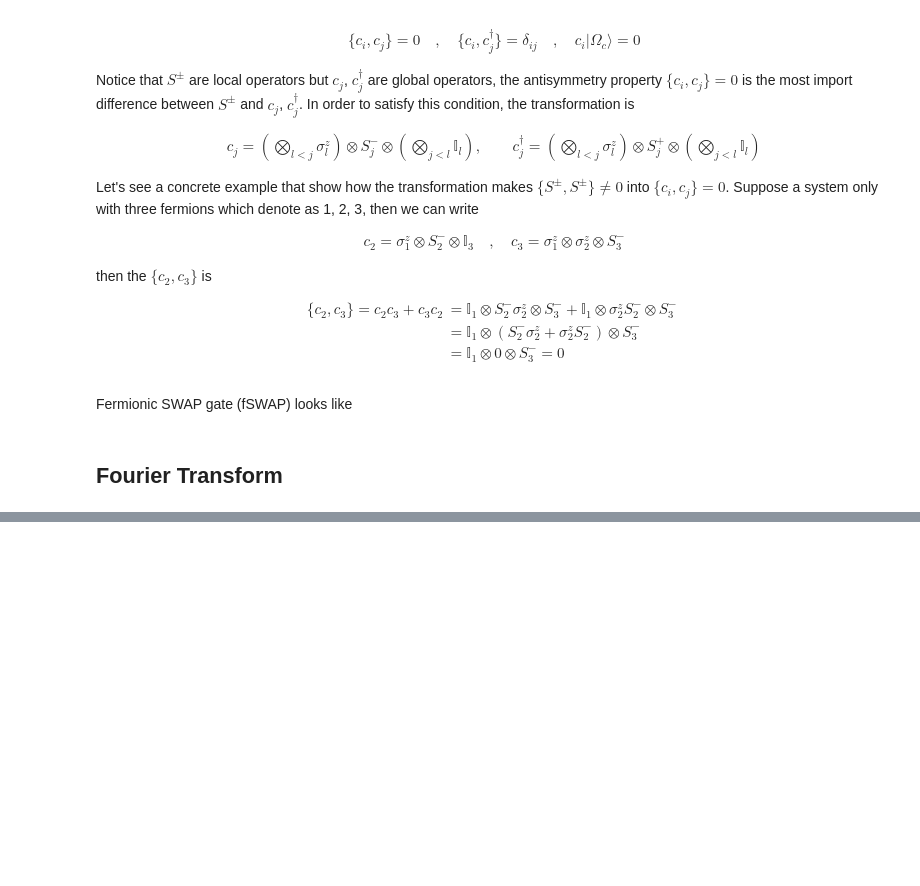
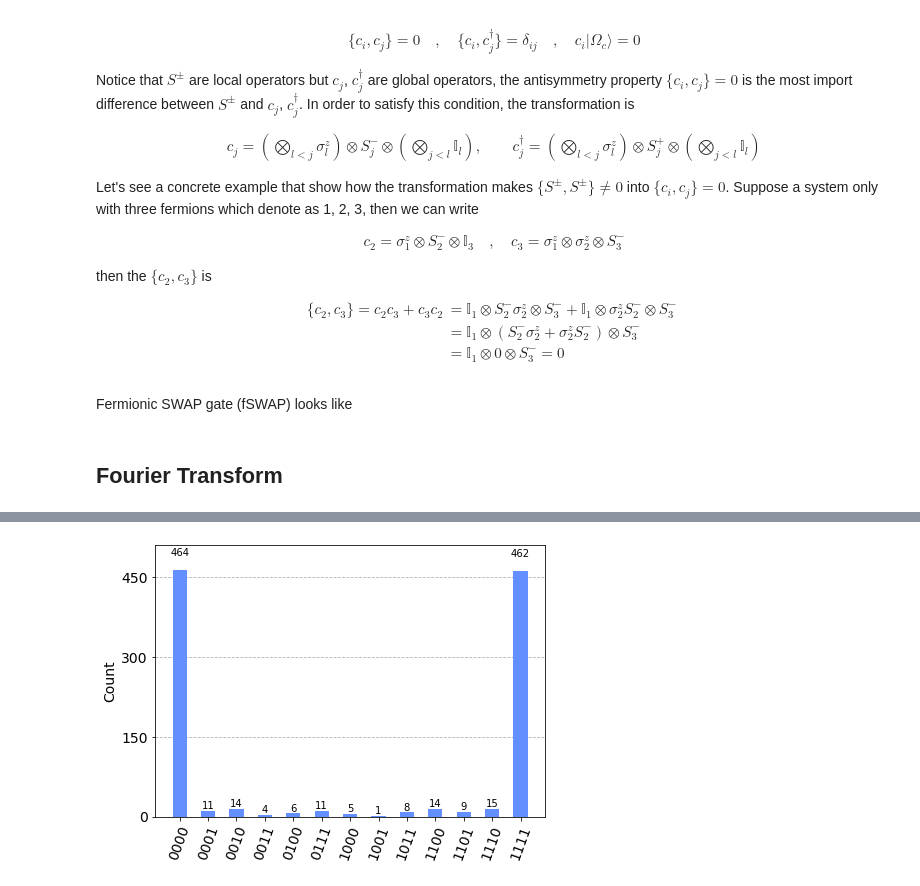
Before and after one commit to Jim137/QuantumSimulation_IsingModel, a Jupyter notebook: 1D_TFIM_sim.ipynb, the cells around one changed output, grey strips where cells are left out. Drawn from its saved outputs; the diff is of its cells as text; code cells hidden in the pictures; blank space fills up the shorter version.

```diff
--- a/1D_TFIM_sim.ipynb
+++ b/1D_TFIM_sim.ipynb
@@ -159,0 +251,15 @@ plot_Mag_of_ground_state(vexact, mag_sim)
+# %%
+# Create noisy simulator backend
+sim_noise = AerSimulator(noise_model=noise_bit_flip)
+
+# Transpile circuit for noisy basis gates
+circ_tnoise = transpile(circ, sim_noise)
+
+# Run and get counts
+result_bit_flip = sim_noise.run(circ_tnoise).result()
+counts_bit_flip = result_bit_flip.get_counts(0)
+
+# Plot noisy output
+plot_histogram(counts_bit_flip)
+# %% [output]
+[figure, added]
```
Also changed, not shown: parts of 23 cells of this notebook.
